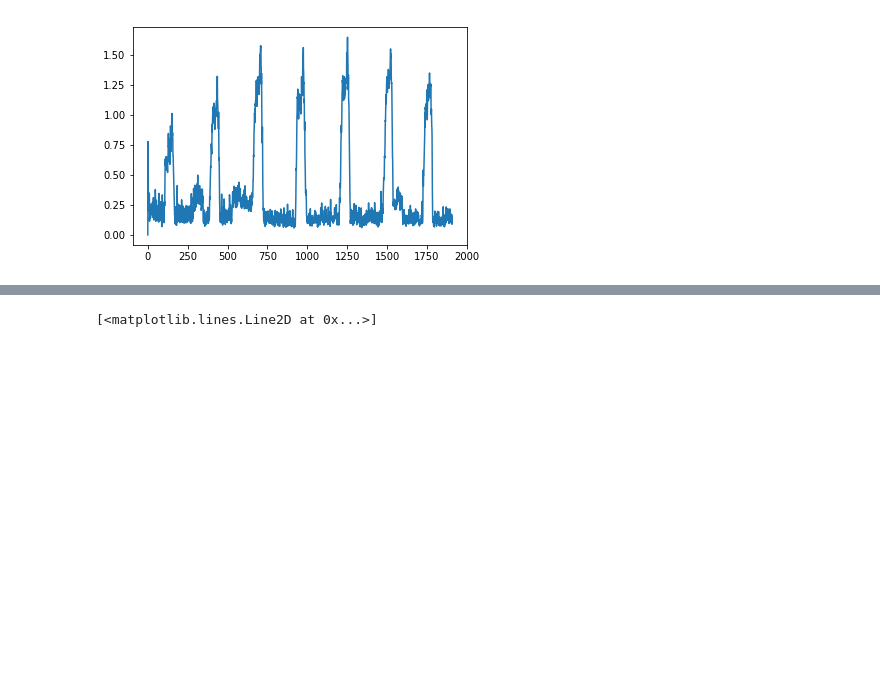
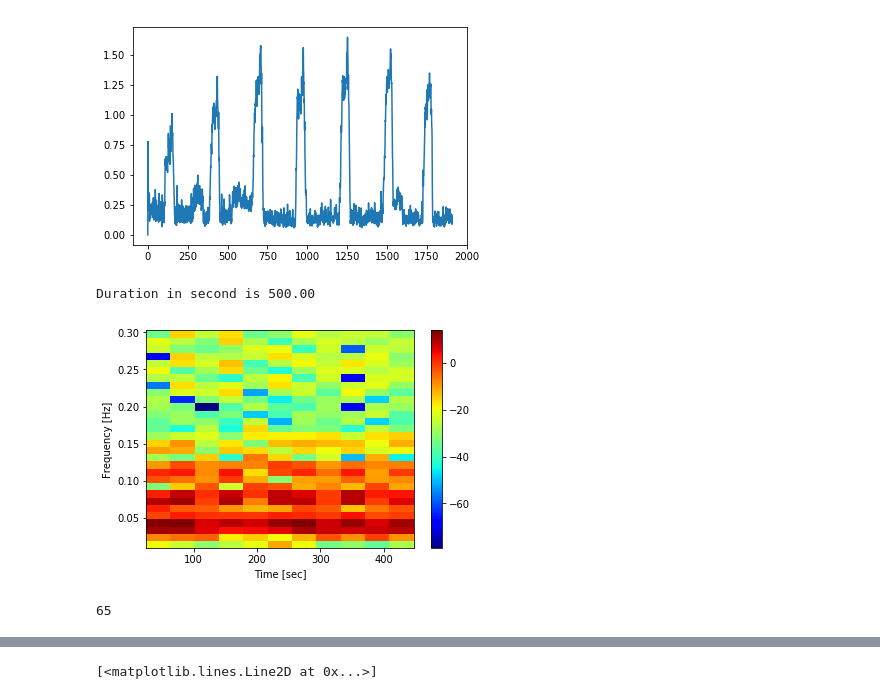
Before and after one commit to mixmixmix/parrtraks, a Jupyter notebook: Untitled.ipynb, the cells around one changed output, grey strips where cells are left out. Drawn from its saved outputs; the diff is of its cells as text; code cells hidden in the pictures; blank space fills up the shorter version.

```diff
--- a/Untitled.ipynb
+++ b/Untitled.ipynb
@@ -168,3 +168,26 @@ plt.plot(cut[1])
 # %% [output]
 [<matplotlib.lines.Line2D at 0x...>]
 [figure]
+# %%
+fs = 10
+#migrats=cut[1]
+migrats=df.iloc[150000:155000,1]
+duration = len(migrats)/fs
+print("Duration in second is {0:.2f}".format(duration))
+#plt.plot(migrats)
+frequencies3, times3, spectrogram3 = signal.spectrogram(migrats, fs,nfft=1024,nperseg=512,noverlap = 128)
+cmap = plt.get_cmap('jet')
+end = int(frequencies3.shape[0]/16)
+plt.pcolormesh(times3, frequencies3[1:end], 20*np.log10(spectrogram3[1:end,:]), cmap=cmap)
+plt.ylabel('Frequency [Hz]')
+plt.xlabel('Time [sec]')
+#plt.ylim([0, 0.2])
+plt.colorbar()
+plt.show()
+# %% [output]
+Duration in second is 500.00
+[figure, added]
+# %%
+frequencies3.shape[0]
+# %% [output]
+65
```
Also changed, not shown: parts of 37 cells of this notebook, 2 other files.
